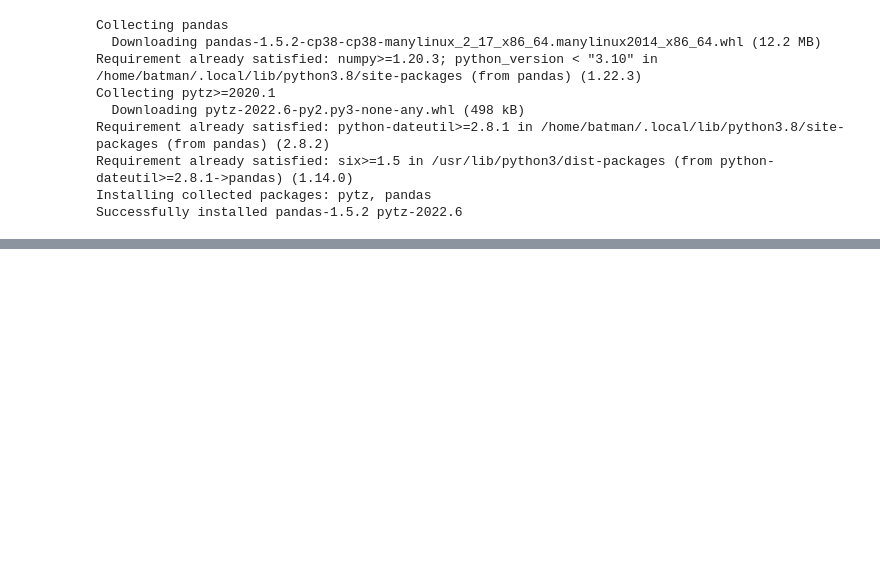
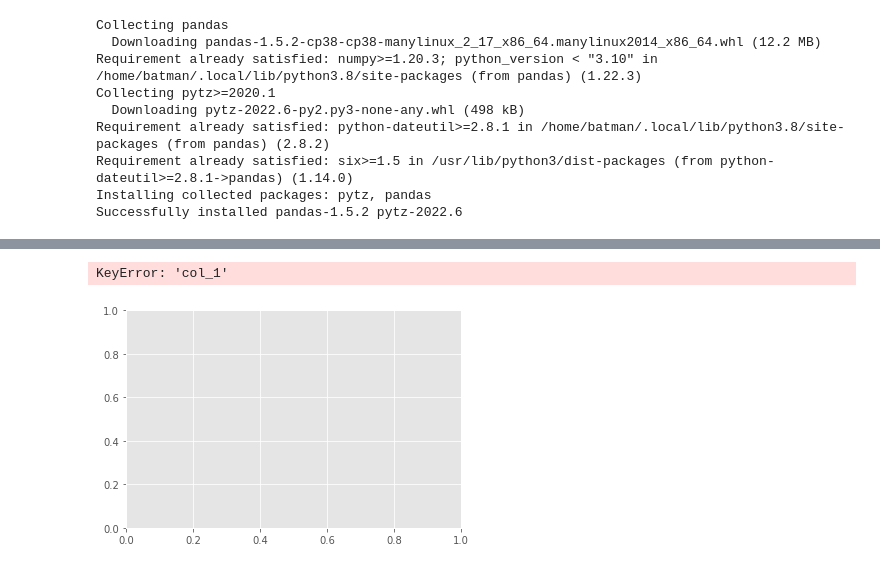
Before and after one commit to jonathanbff/bioninfoFMRP, a Jupyter notebook: LD_Analysis/countrydata.ipynb, the cells around one changed output, grey strips where cells are left out. Saved outputs shown, nothing was run; the diff lists cells and outputs as text; code cells hidden in the pictures; blank space fills up the shorter version.

```diff
--- a/LD_Analysis/countrydata.ipynb
+++ b/LD_Analysis/countrydata.ipynb
@@ -31,0 +40,5 @@ usagens
+# %%
+usagens.plot.scatter(x='col_1', y='col_3')
+# %% [output]
+KeyError: 'col_1'
+[figure, added]
```
Also changed, not shown: parts of 6 cells of this notebook, 1 other file.
